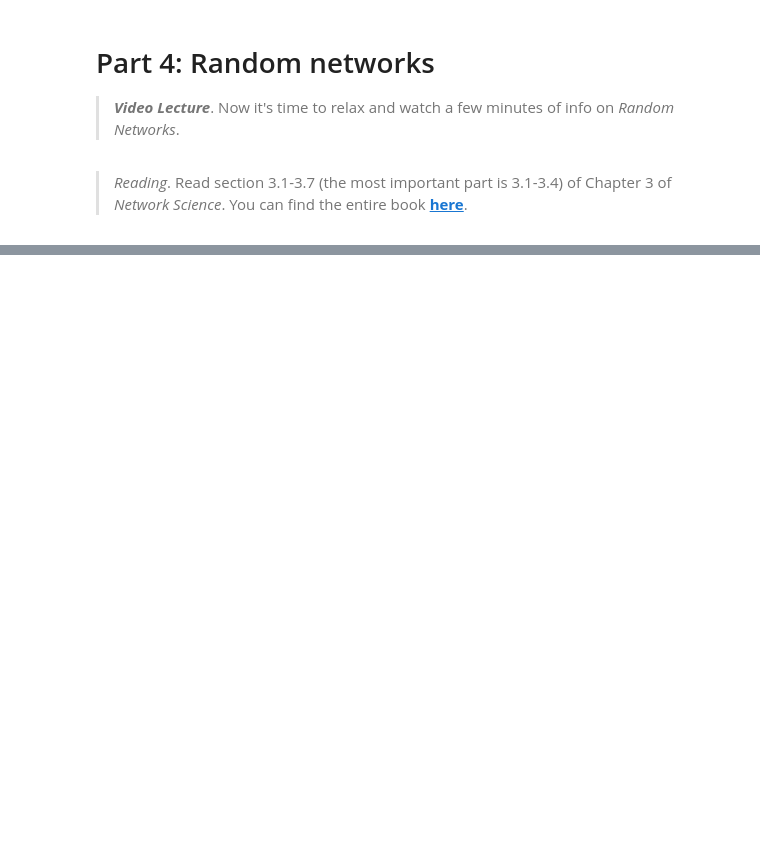
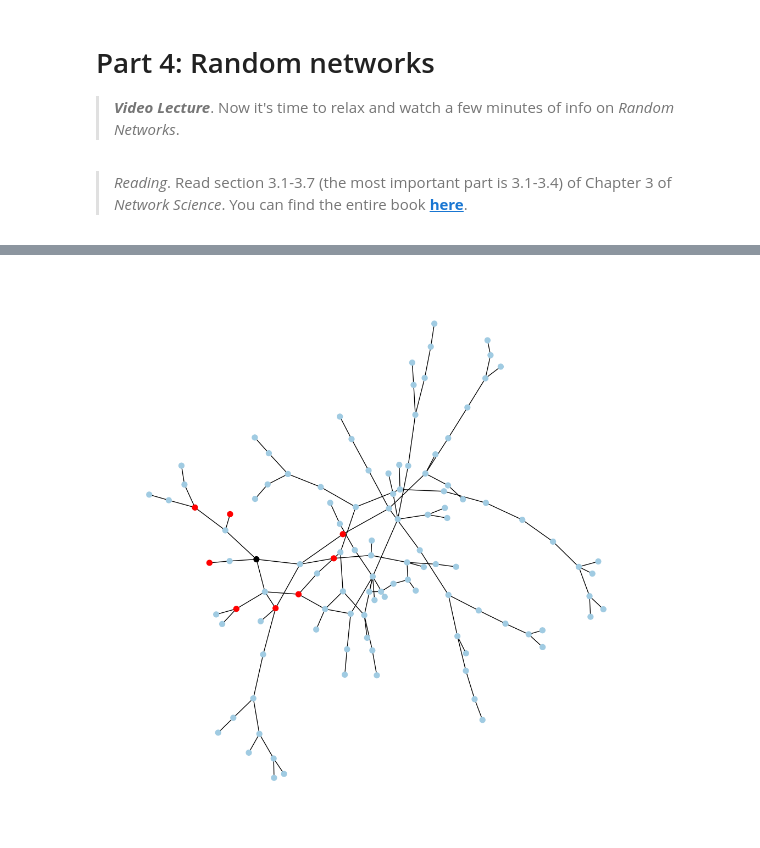
Before and after one commit to Qingwen-Zeng/Social-Graphy-and-Interactions, a Jupyter notebook: Week2_Exercise.ipynb, the cells around one changed output, grey strips where cells are left out. Saved outputs shown, nothing was run; the diff lists cells and outputs as text; code cells hidden in the pictures; blank space fills up the shorter version.

```diff
--- a/Week2_Exercise.ipynb
+++ b/Week2_Exercise.ipynb
@@ -183,0 +439,35 @@ By the way, the default plot coming out of `networkx` doesn't look like the one
+# %%
+# Generate a random graph with 200 nodes and an average degree of 1.5
+num_nodes = 200
+avg_degree = 1.5
+p = avg_degree / (num_nodes - 1)  # probability for edge creation
+G = nx.erdos_renyi_graph(num_nodes, p)
+
+# Extract the Giant Connected Component (GCC)
+largest_cc = max(nx.connected_components(G), key=len)
+GCC = G.subgraph(largest_cc).copy()
+
+# Choose a random node from the GCC
+random_node = random.choice(list(GCC.nodes()))
+
+# Find all nodes that are precisely 2 steps away
+path_lengths = nx.single_source_shortest_path_length(GCC, random_node)
+nodes_two_steps_away = [node for node, length in path_lengths.items() if length == 2]
+
+# Plot the GCC with custom colors
+node_colors = []
+for node in GCC.nodes():
+    if node == random_node:
+        node_colors.append("#000000")  # black
+    elif node in nodes_two_steps_away:
+        node_colors.append("#ff0000")  # red
+    else:
+        node_colors.append("#A0CBE2")  # blue
+
+# Draw the graph
+plt.figure(figsize=(10, 10))
+pos = nx.spring_layout(GCC)  # layout for a better visual representation
+nx.draw(GCC, pos, node_color=node_colors, with_labels=False, node_size=50)
+plt.show()
+# %% [output]
+[figure, added]
```
Also changed, not shown: parts of 16 cells of this notebook.
